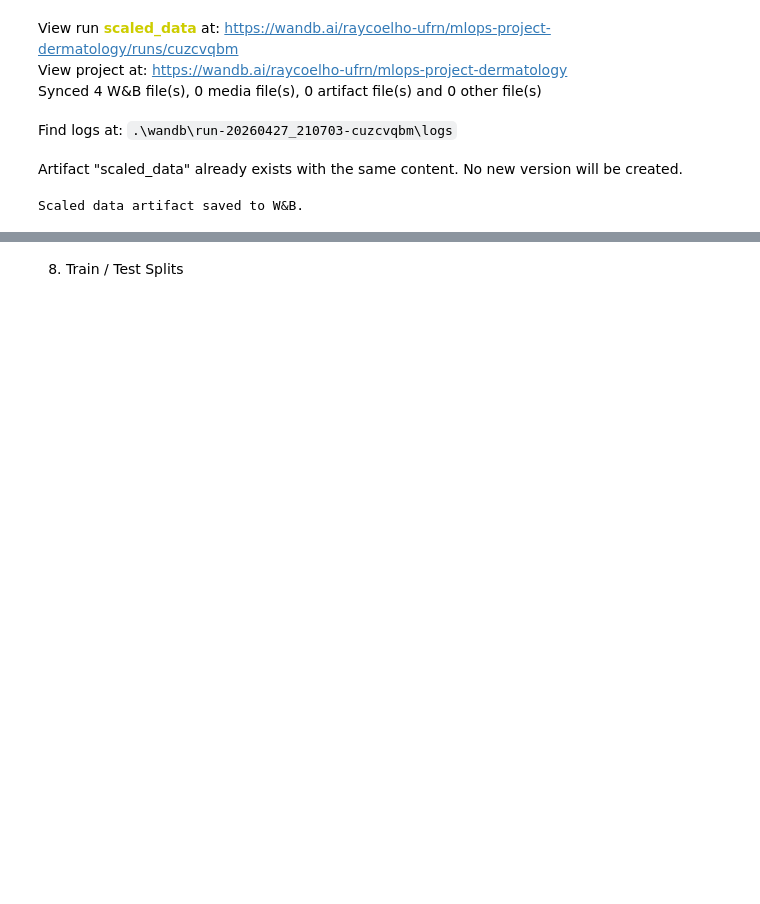
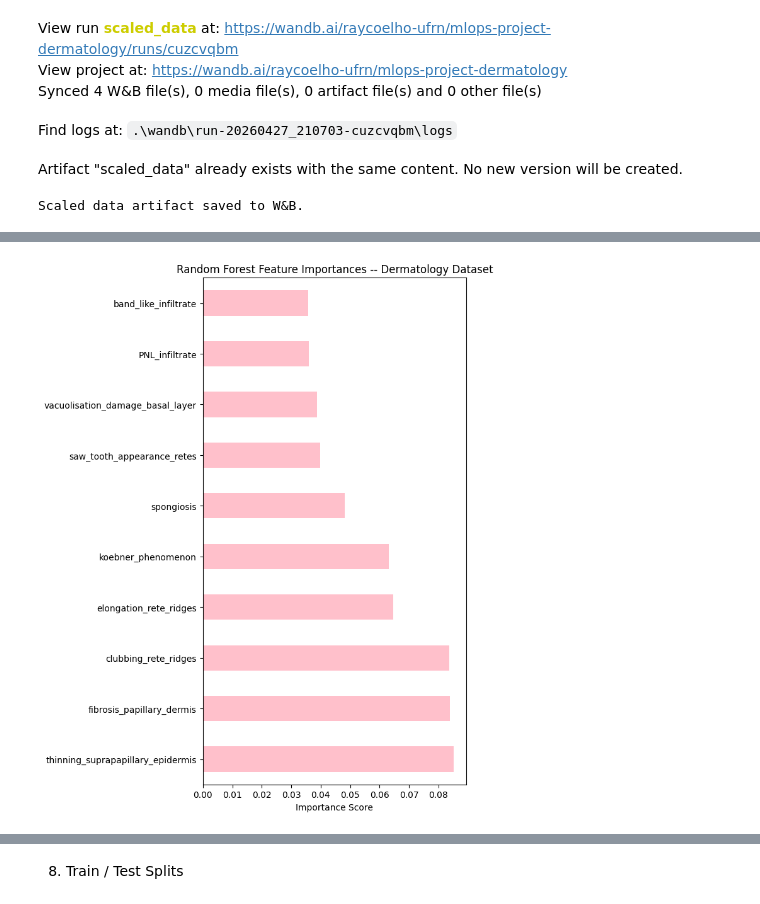
Before and after one commit to rayssacoelho/learning_ai, a Jupyter notebook: projeto_avaliacao/projeto.ipynb, the cells around one changed output, grey strips where cells are left out. Cells and saved outputs as stored; diff of their text form; code cells hidden in the pictures; blank space fills up the shorter version.

```diff
--- a/projeto_avaliacao/projeto.ipynb
+++ b/projeto_avaliacao/projeto.ipynb
@@ -205,7 +241,7 @@ def remove_duplicates(df): # remove linhas duplicadas do dataframe
     print(f"Removed {before - len(df)} duplicates") # imprime quantas linhas foram removidas
     return df # retorna o dataframe sem duplicatas
 
-def handle_missing_values(df, strategy='median', threshold=0.5): # trata valores faltantes
+def handle_missing_values(df, strategy=config["data"]["imputation_strategy"], threshold=config["data"]["missing_threshold"]): # trata valores faltantes
     missing_frac = df.isnull().median() # calcula a fração de valores faltantes por coluna
     cols_to_drop = missing_frac[missing_frac > threshold].index.tolist() # identifica colunas com mais de 50% de valores faltantes
     df = df.drop(columns=cols_to_drop) # remove essas colunas do dataframe
@@ -219,7 +255,7 @@ def handle_missing_values(df, strategy='median', threshold=0.5): # trata valores
 
 #executando
 df_clean = remove_duplicates(df_raw) # remove linhas duplicadas
-df_clean = handle_missing_values(df_clean, strategy='median', threshold=0.5) # trata valores faltantes
+df_clean = handle_missing_values(df_clean, strategy=config["data"]["imputation_strategy"], threshold=config["data"]["missing_threshold"]) # trata valores faltantes
 print(f"Cleaned dataset shape: {df_clean.shape}") # mostra o número de linhas e colunas do dataset limpo
 
 # confirma que não sobrou nulo
@@ -335,11 +368,10 @@ As categorias estão em uma escala de 0 a 3
 Target não mexe
 Coluna Age com escala de 0 a 85
 # %%
-from sklearn.preprocessing import MinMaxScaler
 
 # ── separa target antes de tudo ──────────────────────────
-X = df_out.drop(columns=['class']) # separa as features (todas as colunas exceto 'class') e salva em X
-y = df_out['class'] # separa a coluna 'class' como target e salva em y
+X = df_out.drop(columns=[config["data"]["target_col"]]) # separa as features (todas as colunas exceto 'class') e salva em X
+y = df_out[config["data"]["target_col"]] # separa a coluna 'class' como target e salva em y
 
 # ── aplica MinMaxScaler ──────────────────────────────────
 scaler = MinMaxScaler() # cria um objeto MinMaxScaler para normalizar os dados, transformando os valores para uma escala entre 0 e 1
@@ -512,0 +517,6 @@ plt.show()
+# %%
+rf = RandomForestClassifier(n_estimators=100, random_state=config["data"]["random_state"])
+rf.fit(X, y)
+rf_series = pd.Series(rf.feature_importances_, index=X.columns).sort_values(ascending=False)
+print("Top 10 features by Random Forest Importance:")
+print(rf_series.head(10))
@@ -512,0 +536,9 @@ plt.show()
+# %%
+plt.figure(figsize=(7, 9))
+rf_series.head(10).plot(kind='barh', color='pink')
+plt.title('Random Forest Feature Importances -- Dermatology Dataset')
+plt.xlabel('Importance Score')
+plt.tight_layout()
+plt.show()
+# %% [output]
+[figure, added]
```
Also changed, not shown: parts of 38 cells of this notebook, 28 other files.
